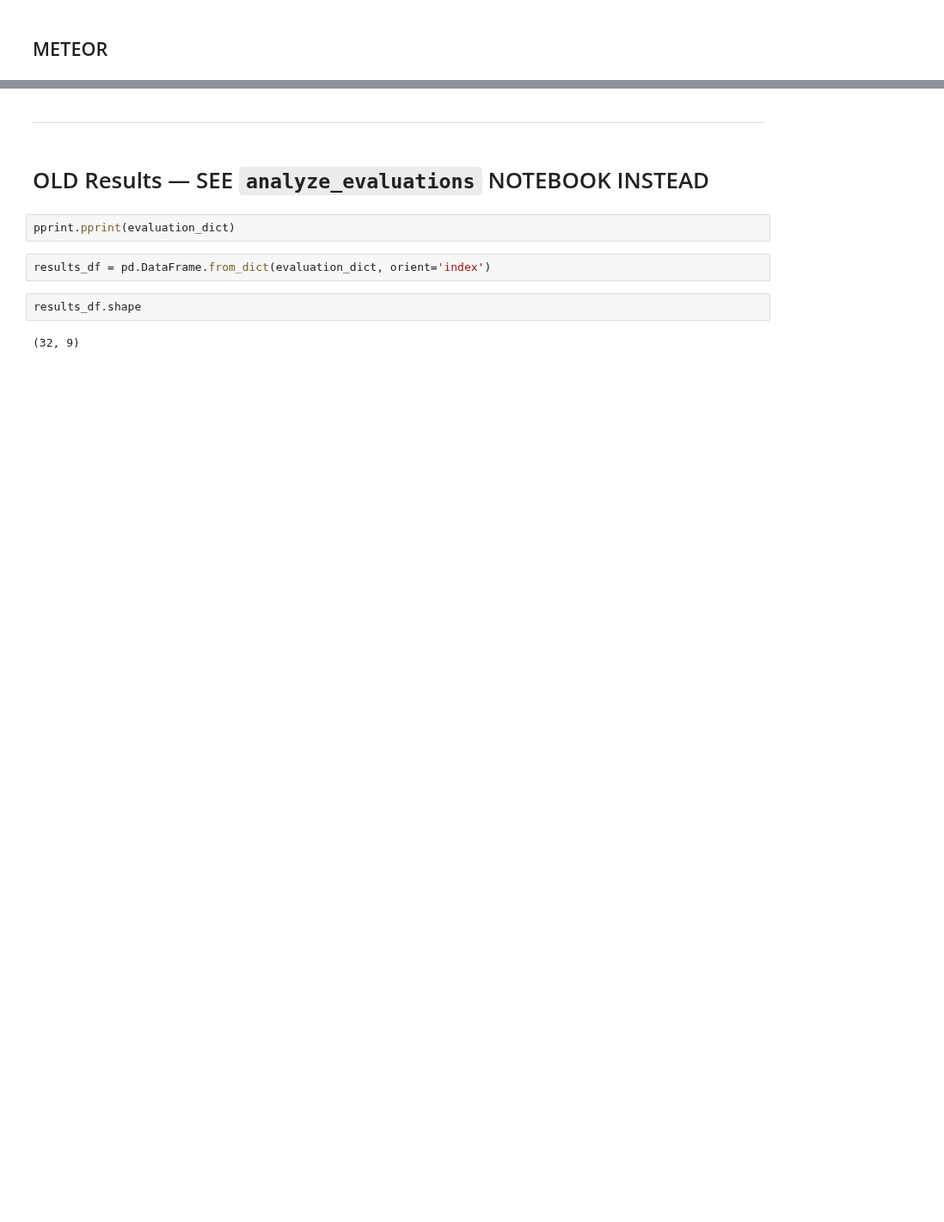
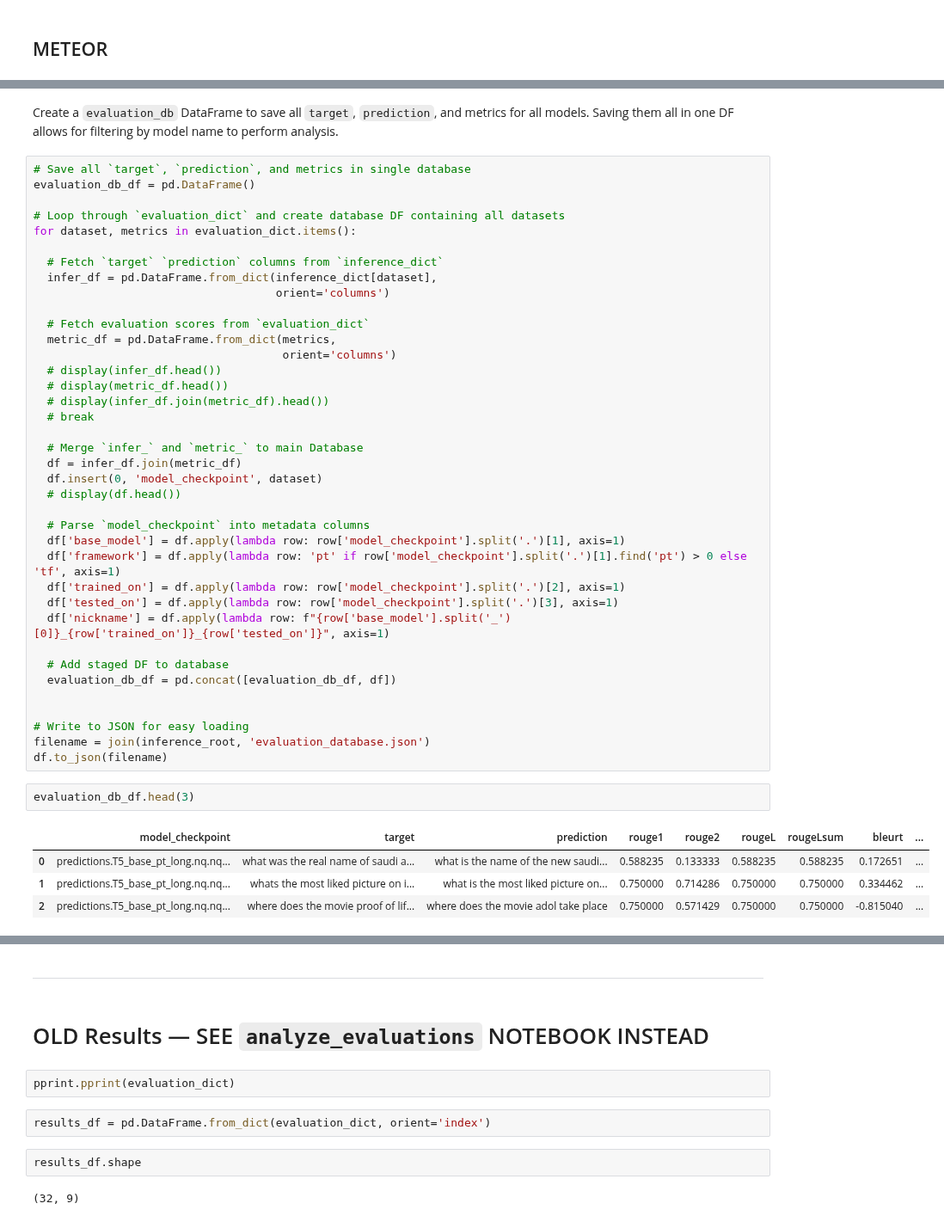
Before and after one commit to jeanlucjackson/w266_NLP_final_project, a Jupyter notebook: code/evaluation/evaluate_inferences.ipynb, the cells around one changed output, grey strips where cells are left out. Shown at 86% size. Cells and saved outputs as stored; diff of their text form; blank space fills up the shorter version.

```diff
--- a/code/evaluation/evaluate_inferences.ipynb
+++ b/code/evaluation/evaluate_inferences.ipynb
@@ -567,0 +578,47 @@ for id, dataset in enumerate(datasets_to_eval):
+# %% [markdown]
+Create a `evaluation_db` DataFrame to save all `target`, `prediction`, and metrics for all models. Saving them all in one DF allows for filtering by model name to perform analysis.
+# %%
+# Save all `target`, `prediction`, and metrics in single database
+evaluation_db_df = pd.DataFrame()
+
+# Loop through `evaluation_dict` and create database DF containing all datasets
+for dataset, metrics in evaluation_dict.items():
+
+  # Fetch `target` `prediction` columns from `inference_dict`
+  infer_df = pd.DataFrame.from_dict(inference_dict[dataset],
+                                    orient='columns')
+
+  # Fetch evaluation scores from `evaluation_dict`
+  metric_df = pd.DataFrame.from_dict(metrics,
+                                     orient='columns')
+  # display(infer_df.head())
+  # display(metric_df.head())
+  # display(infer_df.join(metric_df).head())
+  # break
+
+  # Merge `infer_` and `metric_` to main Database
+  df = infer_df.join(metric_df)
+  df.insert(0, 'model_checkpoint', dataset)
+  # display(df.head())
+
+  # Parse `model_checkpoint` into metadata columns
+  df['base_model'] = df.apply(lambda row: row['model_checkpoint'].split('.')[1], axis=1)
+  df['framework'] = df.apply(lambda row: 'pt' if row['model_checkpoint'].split('.')[1].find('pt') > 0 else 'tf', axis=1)
+  df['trained_on'] = df.apply(lambda row: row['model_checkpoint'].split('.')[2], axis=1)
+  df['tested_on'] = df.apply(lambda row: row['model_checkpoint'].split('.')[3], axis=1)
+  df['nickname'] = df.apply(lambda row: f"{row['base_model'].split('_')[0]}_{row['trained_on']}_{row['tested_on']}", axis=1)
+
+  # Add staged DF to database
+  evaluation_db_df = pd.concat([evaluation_db_df, df])
+
+
+# Write to JSON for easy loading
+filename = join(inference_root, 'evaluation_database.json')
+df.to_json(filename)
+# %%
+evaluation_db_df.head(3)
+# %% [output]
+|  | model_checkpoint | target | prediction | rouge1 | rouge2 | rougeL | rougeLsum | bleurt | ... |
+| 0 | predictions.T5_base_pt_long.nq.nq... | what was the real name of saudi a... | what is the name of the new saudi... | 0.588235 | 0.133333 | 0.588235 | 0.588235 | 0.172651 | ... |
+| 1 | predictions.T5_base_pt_long.nq.nq... | whats the most liked picture on i... | what is the most liked picture on... | 0.750000 | 0.714286 | 0.750000 | 0.750000 | 0.334462 | ... |
+| 2 | predictions.T5_base_pt_long.nq.nq... | where does the movie proof of lif... | where does the movie adol take place | 0.750000 | 0.571429 | 0.750000 | 0.750000 | -0.815040 | ... |
```
Also changed, not shown: parts of 14 cells of this notebook.
